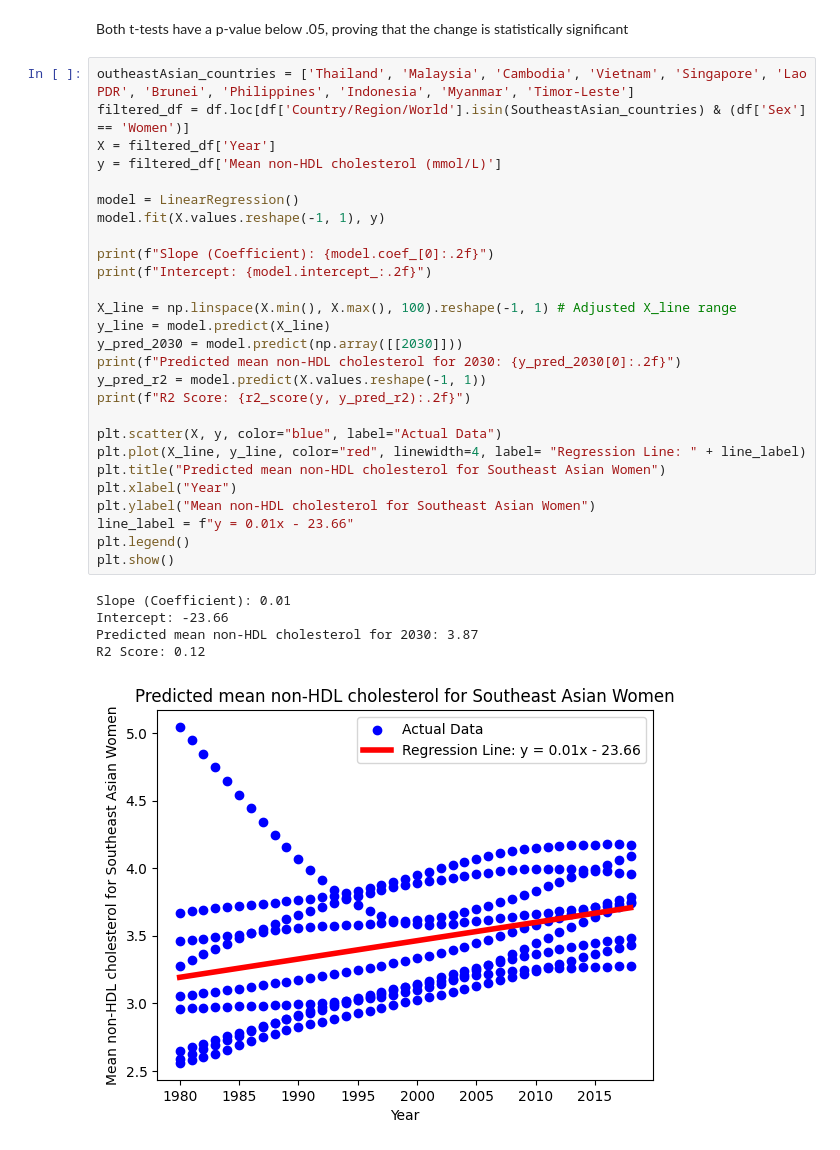
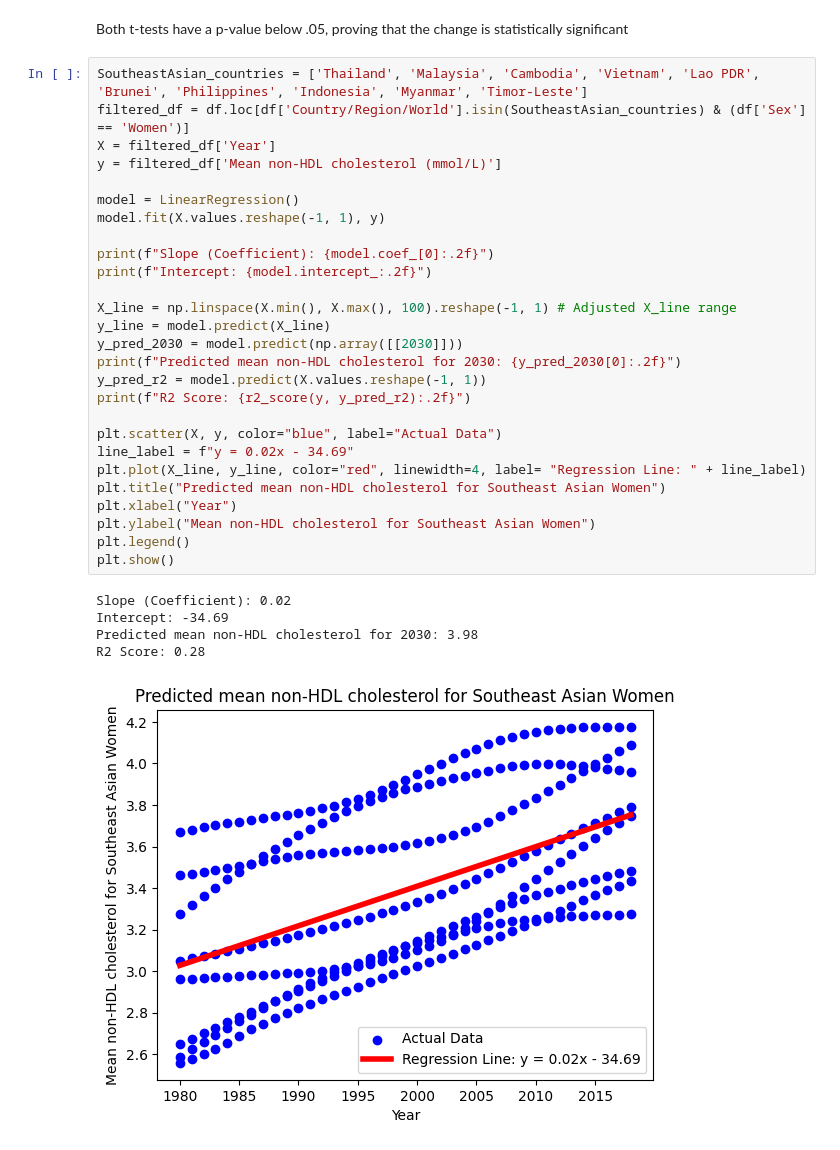
Before and after one commit to jocelynbrownie27-max/Cholesterol-Project, a Jupyter notebook: DSRP_2026_Jocelyn_Browne_(CHOLESTEROL).ipynb, the cells around one changed output. Drawn from its saved outputs; the diff is of its cells as text.

```diff
--- a/DSRP_2026_Jocelyn_Browne_(CHOLESTEROL).ipynb
+++ b/DSRP_2026_Jocelyn_Browne_(CHOLESTEROL).ipynb
@@ -672,38 +659,38 @@ P-value: [0.0341809]
 # %% [markdown]
 Both t-tests have a p-value below .05, proving that the change is statistically significant
 # %%
-outheastAsian_countries = ['Thailand', 'Malaysia', 'Cambodia', 'Vietnam', 'Singapore', 'Lao PDR', 'Brunei', 'Philippines', 'Indonesia', 'Myanmar', 'Timor-Leste']
+SoutheastAsian_countries = ['Thailand', 'Malaysia', 'Cambodia', 'Vietnam', 'Lao PDR', 'Brunei', 'Philippines', 'Indonesia', 'Myanmar', 'Timor-Leste']
 filtered_df = df.loc[df['Country/Region/World'].isin(SoutheastAsian_countries) & (df['Sex'] == 'Women')]
 X = filtered_df['Year']
 y = filtered_df['Mean non-HDL cholesterol (mmol/L)']
 
 model = LinearRegression()
 model.fit(X.values.reshape(-1, 1), y)
 
 print(f"Slope (Coefficient): {model.coef_[0]:.2f}")
 print(f"Intercept: {model.intercept_:.2f}")
 
 X_line = np.linspace(X.min(), X.max(), 100).reshape(-1, 1) # Adjusted X_line range
 y_line = model.predict(X_line)
 y_pred_2030 = model.predict(np.array([[2030]]))
 print(f"Predicted mean non-HDL cholesterol for 2030: {y_pred_2030[0]:.2f}")
 y_pred_r2 = model.predict(X.values.reshape(-1, 1))
 print(f"R2 Score: {r2_score(y, y_pred_r2):.2f}")
 
 plt.scatter(X, y, color="blue", label="Actual Data")
+line_label = f"y = 0.02x - 34.69"
 plt.plot(X_line, y_line, color="red", linewidth=4, label= "Regression Line: " + line_label)
 plt.title("Predicted mean non-HDL cholesterol for Southeast Asian Women")
 plt.xlabel("Year")
 plt.ylabel("Mean non-HDL cholesterol for Southeast Asian Women")
-line_label = f"y = 0.01x - 23.66"
 plt.legend()
 plt.show()
 # %% [output]
-Slope (Coefficient): 0.01
-Intercept: -23.66
-Predicted mean non-HDL cholesterol for 2030: 3.87
-R2 Score: 0.12
+Slope (Coefficient): 0.02
+Intercept: -34.69
+Predicted mean non-HDL cholesterol for 2030: 3.98
+R2 Score: 0.28
-[figure, old version]
+[figure, new version]
 # %%
 
 filtered_df = df.loc[df['Country/Region/World'].isin(western_countries) & (df['Sex'] == 'Women')]
```
Also changed, not shown: parts of 2 cells of this notebook.
